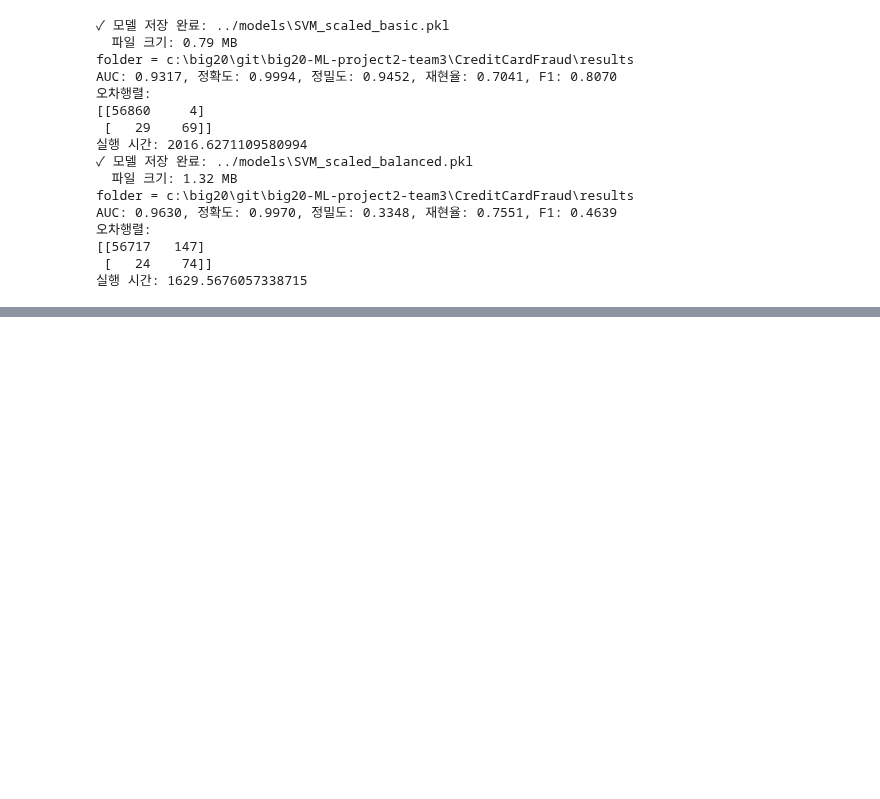
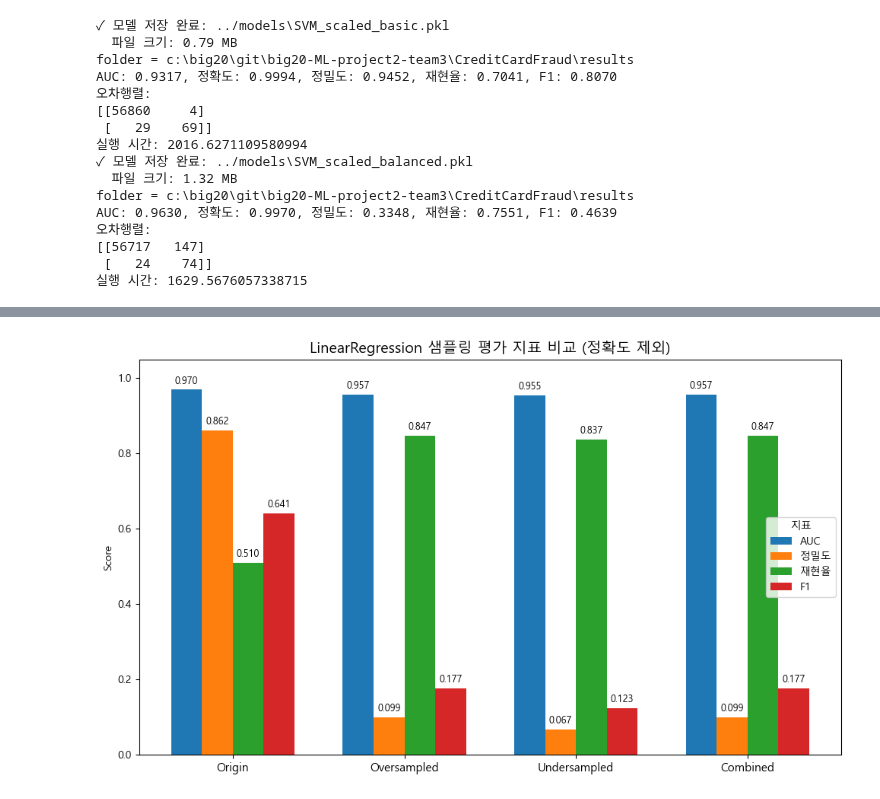
Before and after one commit to jaemin1020/big20-ML-project2-team3, a Jupyter notebook: CreditCardFraud/src/kjh_notscaled_standardScaler_base.ipynb, the cells around one changed output, grey strips where cells are left out. Cells and saved outputs as stored; diff of their text form; code cells hidden in the pictures; blank space fills up the shorter version.

```diff
--- a/CreditCardFraud/src/kjh_notscaled_standardScaler_base.ipynb
+++ b/CreditCardFraud/src/kjh_notscaled_standardScaler_base.ipynb
@@ -584,0 +772,43 @@ plot_sampling_metrics(
+# %%
+# 그래프 그리기
+
+# 각 샘플링에서 나온 지표값을 직접 채워 넣기
+#    ↓ 여기에 너가 실제로 얻은 수치를 넣으면 됨
+auc_scores = [
+    0.9696,  # Origin
+    0.9573,  # Oversampled
+    0.9553,  # Undersampled
+    0.9573   # Combined
+]
+
+precision_scores = [
+    0.8621,  # Origin
+    0.0987,  # Oversampled
+    0.0666,  # Undersampled
+    0.0987   # Combined
+]
+
+recall_scores = [
+    0.5102,  # Origin
+    0.8469,  # Oversampled
+    0.8367,  # Undersampled
+    0.8469   # Combined
+]
+
+f1_scores = [
+    0.6410,  # Origin
+    0.1768,  # Oversampled
+    0.1234,  # Undersampled
+    0.1768   # Combined
+]
+
+plot_sampling_metrics(
+    model_name='LinearRegression',
+    sampling_methods=sampling_methods,
+    auc=auc_scores,
+    prec=precision_scores,
+    recall=recall_scores,
+    f1=f1_scores
+)
+# %% [output]
+[figure, added]
```
Also changed, not shown: parts of 9 cells of this notebook, 4 other files.
